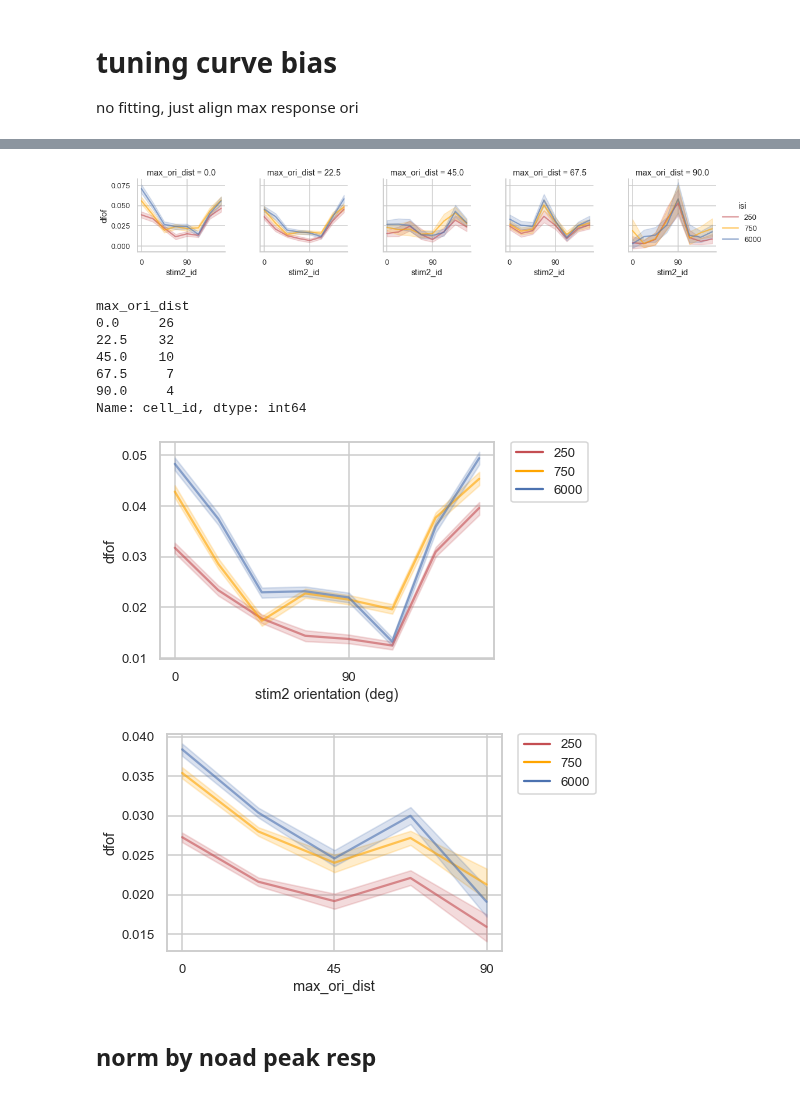
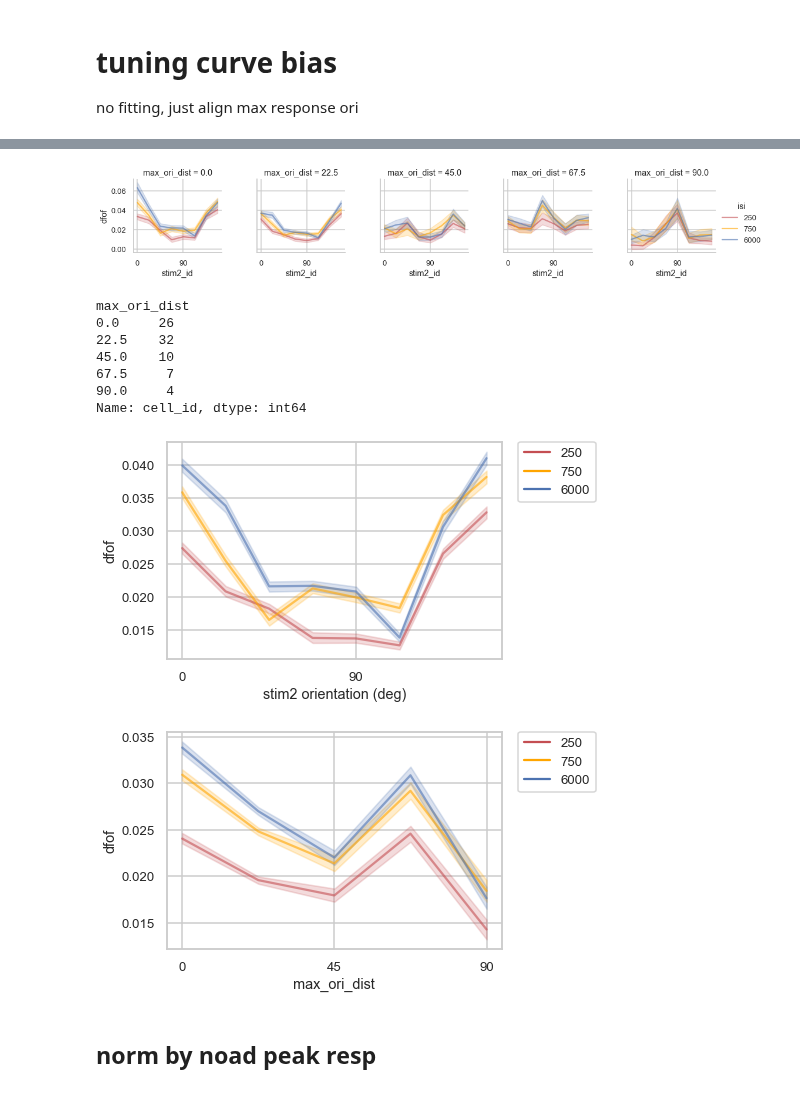
Before and after one commit to lanluo9/inter, a Jupyter notebook: scripts/ipynb/tuning_bias_multisess.ipynb, the cells around one changed output, grey strips where cells are left out. Cells and saved outputs as stored; diff of their text form; code cells hidden in the pictures.

Commit message:
turning ori-mod filter off doesnt change other plots much, but improves fig 2E

```diff
--- a/scripts/ipynb/tuning_bias_multisess.ipynb
+++ b/scripts/ipynb/tuning_bias_multisess.ipynb
@@ -601,7 +601,7 @@ df_lineplot.groupby(['mouse', 'date']).first()
 # %%
 df_filter = df_lineplot[(df_lineplot.area == 'V1') # check V1 only
                     #    & (df_lineplot.isi != 750)
-                       & (df_lineplot.ori_mod == True)
+                    #    & (df_lineplot.ori_mod == True) # can turn this off, though i don't see obvious improvement
                        & (df_lineplot.filter_cell_vis == True)
                        ]
 
@@ -617,7 +617,7 @@ for ax in g.axes.flat:
     ax.set_xticks([0, 4])
     ax.set_xticklabels(['0', '90'])
 # %% [output]
-[figure, old version]
+[figure, new version]
 # %%
 df_filter.groupby(['max_ori_dist']).cell_id.nunique()
 # %% [output]
@@ -630,19 +630,19 @@ max_ori_dist
 Name: cell_id, dtype: int64
 # %%
 df_filter = df_lineplot[(df_lineplot.area == 'V1') # check V1 only
-                       & (df_lineplot.ori_mod == True)
+                    #    & (df_lineplot.ori_mod == True) # can also turn this off, though i don't see obvious improvement either
                        & (df_lineplot.filter_cell_vis == True)
                        ]
 
 sns.lineplot(data=df_filter, x='stim2_id', y='dfof', hue='isi', ci=68, alpha=0.6,
             # estimator=np.median,
             estimator=np.mean,
             palette=['r', 'orange', 'b'],)
 plt.xticks([0, 4], ['0', '90'])
 plt.xlabel('stim2 orientation (deg)')
 plt.legend(bbox_to_anchor=(1.05, 1), loc=2, borderaxespad=0.);
 # %% [output]
-[figure, old version]
+[figure, new version]
 # %%
 sns.lineplot(data=df_filter, x='max_ori_dist', y='dfof', hue='isi', ci=68, alpha=0.6,
             estimator=np.mean,
@@ -651,7 +651,7 @@ sns.lineplot(data=df_filter, x='max_ori_dist', y='dfof', hue='isi', ci=68, alpha
 plt.xticks([0, 45, 90], ['0', '45', '90'])
 plt.legend(bbox_to_anchor=(1.05, 1), loc=2, borderaxespad=0.);
 # %% [output]
-[figure, old version]
+[figure, new version]
 # %% [markdown]
 ## norm by noad peak resp
 # %%
```
Also changed, not shown: parts of 2 cells of this notebook.
